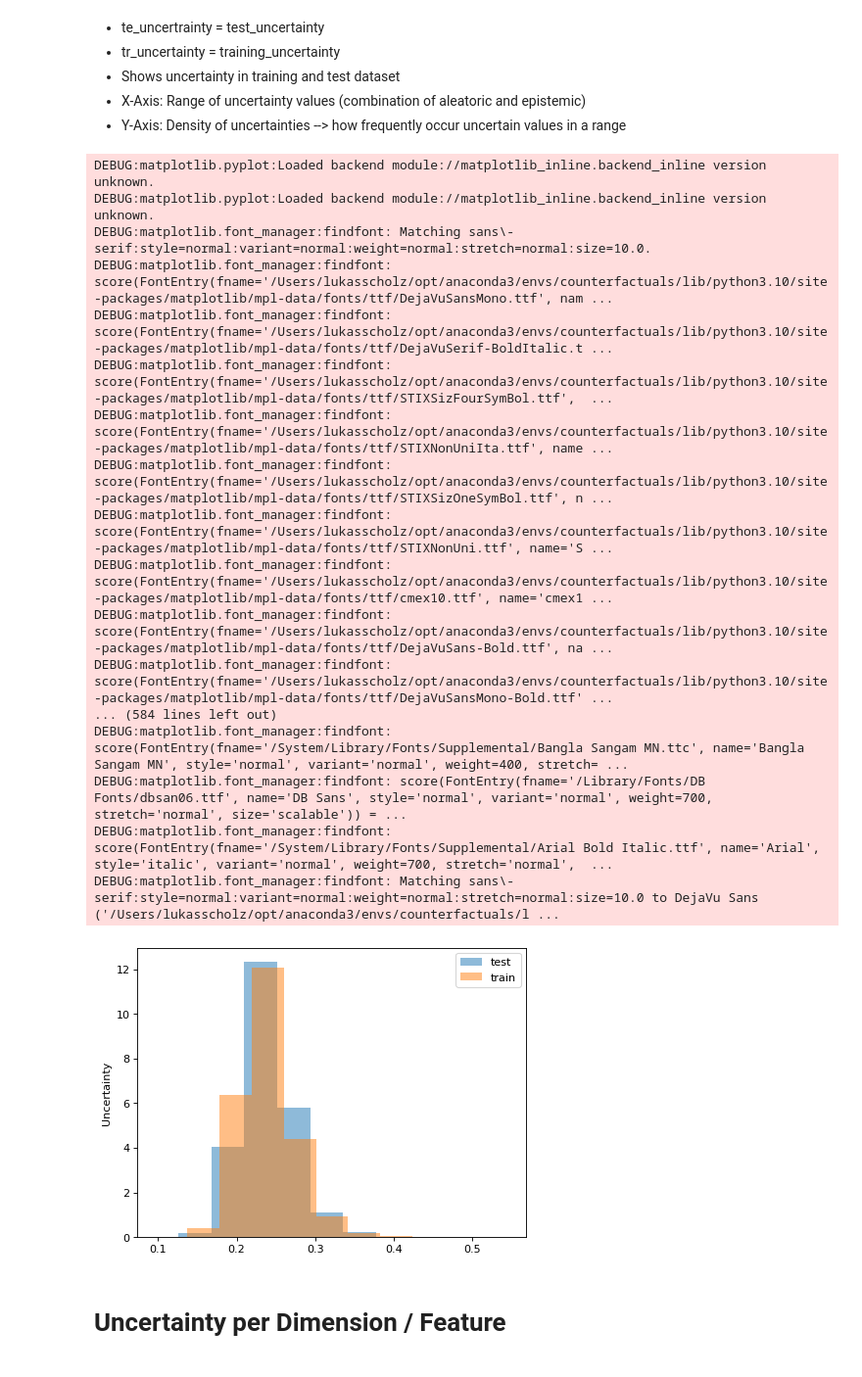
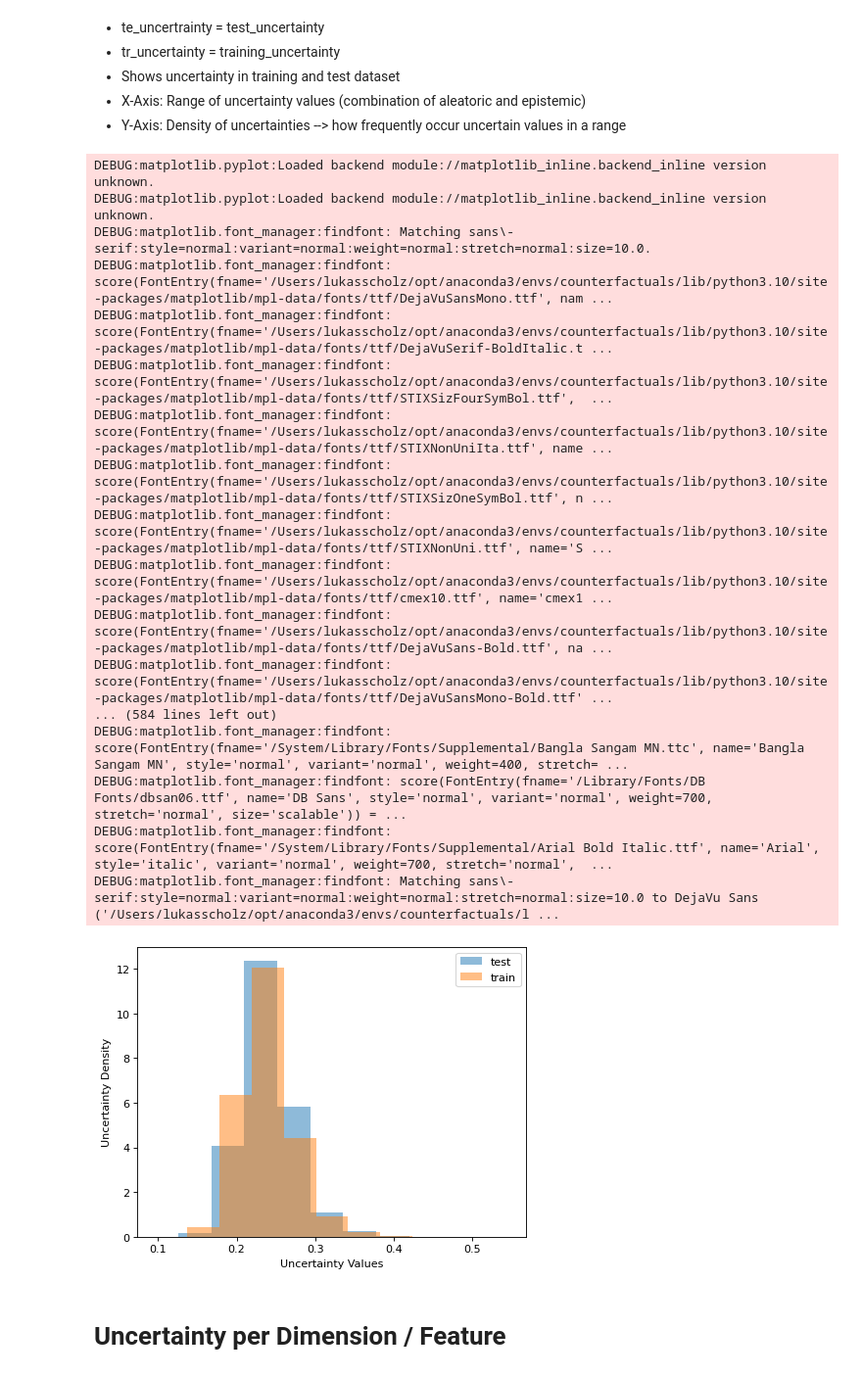
Before and after one commit to lsch0lz/counterfactuals, a Jupyter notebook: examples/mimic_clue_regression.ipynb, the cells around one changed output. Shown at 98% size. Drawn from its saved outputs; the diff is of its cells as text; code cells hidden in the pictures.

```diff
--- a/examples/mimic_clue_regression.ipynb
+++ b/examples/mimic_clue_regression.ipynb
@@ -123,35 +123,36 @@ te_aleatoric_vec, te_epistemic_vec, z_test, x_test, y_test = latent_project_gaus
 
 te_uncertainty_vec = (te_aleatoric_vec ** 2 + te_epistemic_vec ** 2) ** (1.0 / 2)
 
 uncertainty_idxs_sorted = np.flipud(np.argsort(te_uncertainty_vec))
 aleatoric_idxs_sorted = np.flipud(np.argsort(te_aleatoric_vec))
 epistemic_idxs_sorted = np.flipud(np.argsort(te_epistemic_vec))
 
 plt.figure(dpi=80)
 plt.hist(te_uncertainty_vec, density=True, alpha=0.5)
 plt.hist(tr_uncertainty_vec, density=True, alpha=0.5)
 plt.legend(['test', 'train'])
-plt.ylabel('Uncertainty')
+plt.ylabel('Uncertainty Density')
+plt.xlabel('Uncertainty Values')
 plt.show()
 # %% [output]
 DEBUG:matplotlib.pyplot:Loaded backend module://matplotlib_inline.backend_inline version unknown.
 DEBUG:matplotlib.pyplot:Loaded backend module://matplotlib_inline.backend_inline version unknown.
 DEBUG:matplotlib.font_manager:findfont: Matching sans\-serif:style=normal:variant=normal:weight=normal:stretch=normal:size=10.0.
 DEBUG:matplotlib.font_manager:findfont: score(FontEntry(fname='/Users/lukasscholz/opt/anaconda3/envs/counterfactuals/lib/python3.10/site-packages/matplotlib/mpl-data/fonts/ttf/DejaVuSansMono.ttf', nam ...
 DEBUG:matplotlib.font_manager:findfont: score(FontEntry(fname='/Users/lukasscholz/opt/anaconda3/envs/counterfactuals/lib/python3.10/site-packages/matplotlib/mpl-data/fonts/ttf/DejaVuSerif-BoldItalic.t ...
 DEBUG:matplotlib.font_manager:findfont: score(FontEntry(fname='/Users/lukasscholz/opt/anaconda3/envs/counterfactuals/lib/python3.10/site-packages/matplotlib/mpl-data/fonts/ttf/STIXSizFourSymBol.ttf',  ...
 DEBUG:matplotlib.font_manager:findfont: score(FontEntry(fname='/Users/lukasscholz/opt/anaconda3/envs/counterfactuals/lib/python3.10/site-packages/matplotlib/mpl-data/fonts/ttf/STIXNonUniIta.ttf', name ...
 DEBUG:matplotlib.font_manager:findfont: score(FontEntry(fname='/Users/lukasscholz/opt/anaconda3/envs/counterfactuals/lib/python3.10/site-packages/matplotlib/mpl-data/fonts/ttf/STIXSizOneSymBol.ttf', n ...
 DEBUG:matplotlib.font_manager:findfont: score(FontEntry(fname='/Users/lukasscholz/opt/anaconda3/envs/counterfactuals/lib/python3.10/site-packages/matplotlib/mpl-data/fonts/ttf/STIXNonUni.ttf', name='S ...
 DEBUG:matplotlib.font_manager:findfont: score(FontEntry(fname='/Users/lukasscholz/opt/anaconda3/envs/counterfactuals/lib/python3.10/site-packages/matplotlib/mpl-data/fonts/ttf/cmex10.ttf', name='cmex1 ...
 DEBUG:matplotlib.font_manager:findfont: score(FontEntry(fname='/Users/lukasscholz/opt/anaconda3/envs/counterfactuals/lib/python3.10/site-packages/matplotlib/mpl-data/fonts/ttf/DejaVuSans-Bold.ttf', na ...
 DEBUG:matplotlib.font_manager:findfont: score(FontEntry(fname='/Users/lukasscholz/opt/anaconda3/envs/counterfactuals/lib/python3.10/site-packages/matplotlib/mpl-data/fonts/ttf/DejaVuSansMono-Bold.ttf' ...
 ... (584 lines left out)
 DEBUG:matplotlib.font_manager:findfont: score(FontEntry(fname='/System/Library/Fonts/Supplemental/Bangla Sangam MN.ttc', name='Bangla Sangam MN', style='normal', variant='normal', weight=400, stretch= ...
 DEBUG:matplotlib.font_manager:findfont: score(FontEntry(fname='/Library/Fonts/DB Fonts/dbsan06.ttf', name='DB Sans', style='normal', variant='normal', weight=700, stretch='normal', size='scalable')) = ...
 DEBUG:matplotlib.font_manager:findfont: score(FontEntry(fname='/System/Library/Fonts/Supplemental/Arial Bold Italic.ttf', name='Arial', style='italic', variant='normal', weight=700, stretch='normal',  ...
 DEBUG:matplotlib.font_manager:findfont: Matching sans\-serif:style=normal:variant=normal:weight=normal:stretch=normal:size=10.0 to DejaVu Sans ('/Users/lukasscholz/opt/anaconda3/envs/counterfactuals/l ...
-[figure, old version]
+[figure, new version]
 # %% [markdown]
 # Uncertainty per Dimension / Feature
 # %% [markdown]
```
Also changed, not shown: 11 other files.
